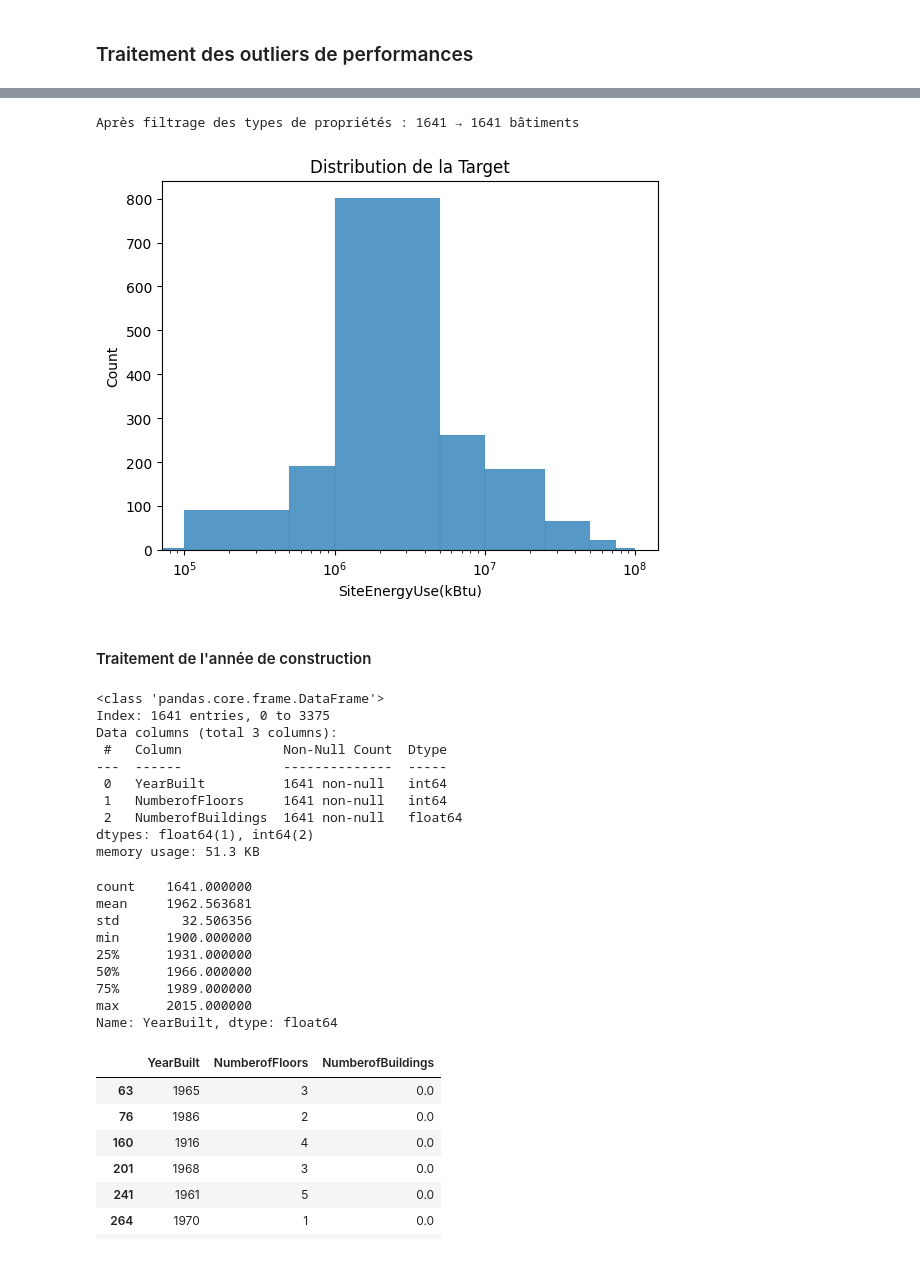
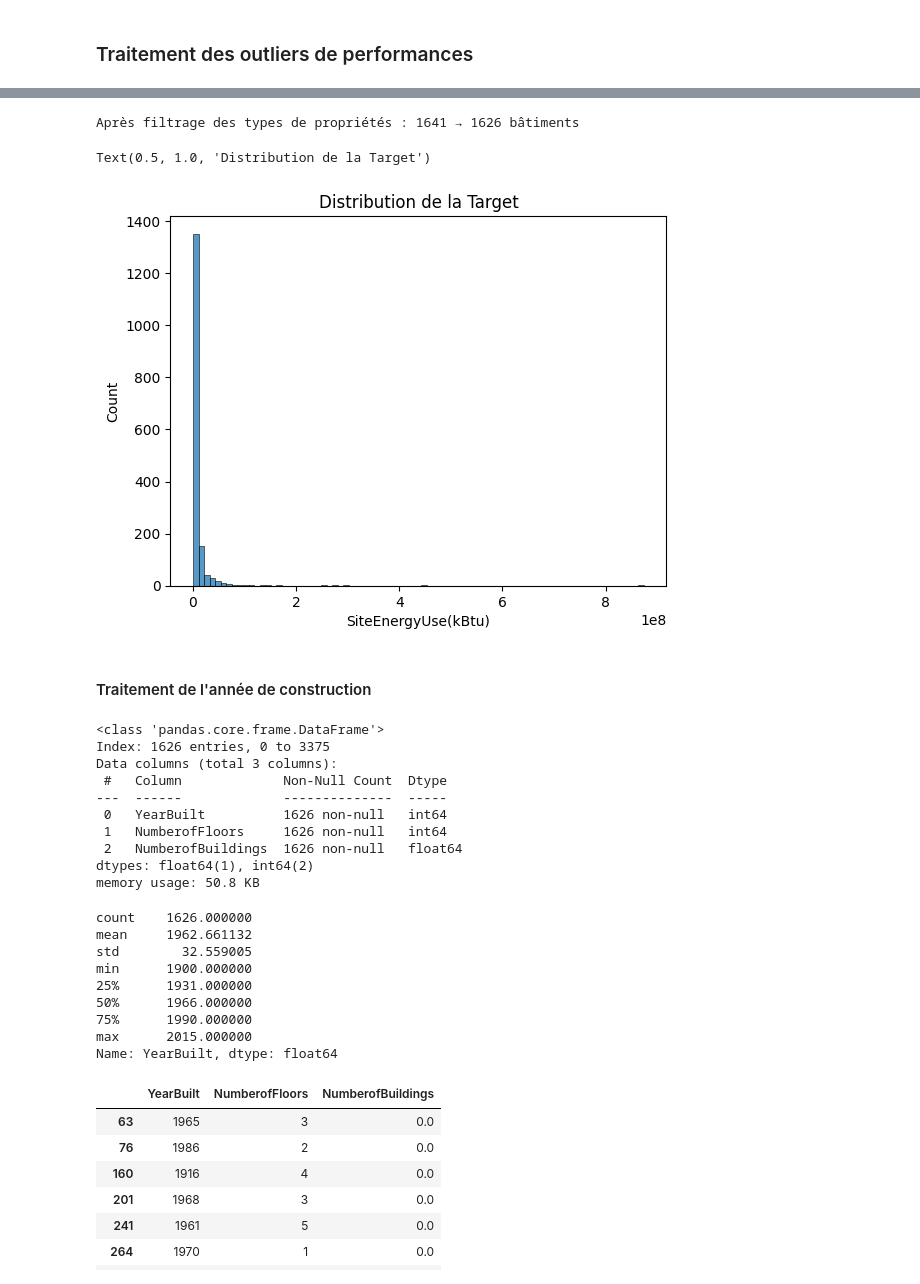
Before and after one commit to day811/OCDE-P6, a Jupyter notebook: modelistation_supervisee_EDA.ipynb, the cells around one changed output, grey strips where cells are left out. Saved outputs shown, nothing was run; the diff lists cells and outputs as text; code cells hidden in the pictures.

Commit message:
amélioration des modèles et filtrage

```diff
--- a/modelistation_supervisee_EDA.ipynb
+++ b/modelistation_supervisee_EDA.ipynb
@@ -366,7 +366,7 @@ dtypes: float64(3), int64(3)
 memory usage: 89.7 KB
 # %%
 # 'YearBuilt', 'NumberofFloors', 'NumberofBuildings'
-bc_with_target[phy_cols].fillna(0)
+bc_with_target[phy_cols] = bc_with_target[phy_cols].fillna(0)
 bc_with_target['3LargestGFA']= bc_with_target[['LargestPropertyUseTypeGFA', 'SecondLargestPropertyUseTypeGFA', 'ThirdLargestPropertyUseTypeGFA']].sum(axis=1)
 mask = bc_with_target['3LargestGFA']==0
 bc_with_target.loc[mask, '3LargestGFA']= bc_with_target.loc[mask, 'PropertyGFATotal']
@@ -459,6 +459,11 @@ plt.show()
 # %% [markdown]
 ### Traitement des outliers de performances
 # %%
-mask = ((bc_with_target['CalcSEUI(kBtu/sf)'] < 0) | (bc_with_target['CalcSEUI(kBtu/sf)']>400)) & (bc_with_target['YearBuilt']<1960)
-bc_with_target[mask][['CalcSEUI(kBtu/sf)', 'PrimaryPropertyType', 'FirstUseType', 'YearBuilt','Neighborhood', 'PropertyGFATotal','SecondLargestPropertyUseTypeGFA','3LargestGFA','ComplianceStatus']].sort_values('CalcSEUI(kBtu/sf)')
+target = 'SiteEnergyUse(kBtu)'
+#target = 'CalcSEUI(kBtu/sf)'
+target_min = bc_with_target[target].mean()* 0.02
+Q99 = bc_with_target[target].quantile(0.99)
+#mask = ((bc_with_target[target] <= target_min ) | (bc_with_target[target]>=Q99))
+mask = ((bc_with_target[target] <= target_min) )
+bc_with_target[mask][[target, 'PrimaryPropertyType', 'FirstUseType', 'YearBuilt','Neighborhood', 'PropertyGFATotal','SecondLargestPropertyUseTypeGFA','3LargestGFA','ComplianceStatus']].sort_values(target)
 # %% [output]
@@ -469,18 +486,18 @@ bc_with_target[mask][['CalcSEUI(kBtu/sf)', 'PrimaryPropertyType', 'FirstUseType'
 # %%
-do_cleaning = False
+do_cleaning = True
 if do_cleaning :
     bc_without_perf_outliers = bc_with_target[~mask].copy()
 else:
     bc_without_perf_outliers = bc_with_target.copy()
 print(f"Après filtrage des types de propriétés : {len(bc_with_target)} → {len(bc_without_perf_outliers)} bâtiments")
 # %% [output]
-Après filtrage des types de propriétés : 1641 → 1641 bâtiments
+Après filtrage des types de propriétés : 1641 → 1626 bâtiments
 # %%
-sns.histplot(bc_without_perf_outliers['SiteEnergyUse(kBtu)'], bins=[0,100000,500000,1000000,5000000,10000000,25000000,50000000,75000000,100000000])
+sns.histplot(bc_without_perf_outliers[target])
 plt.title('Distribution de la Target')
-plt.xscale('log')
 # %% [output]
+Text(0.5, 1.0, 'Distribution de la Target')
-[figure, old version]
+[figure, new version]
 # %% [markdown]
 #### Traitement de l'année de construction
 # %%
@@ -489,25 +506,25 @@ phy_cols = ['YearBuilt', 'NumberofFloors', 'NumberofBuildings']
 bc_without_perf_outliers[phy_cols].info()
 # %% [output]
 <class 'pandas.core.frame.DataFrame'>
-Index: 1641 entries, 0 to 3375
+Index: 1626 entries, 0 to 3375
 Data columns (total 3 columns):
  #   Column             Non-Null Count  Dtype
 ---  ------             --------------  -----
- 0   YearBuilt          1641 non-null   int64
- 1   NumberofFloors     1641 non-null   int64
- 2   NumberofBuildings  1641 non-null   float64
+ 0   YearBuilt          1626 non-null   int64
+ 1   NumberofFloors     1626 non-null   int64
+ 2   NumberofBuildings  1626 non-null   float64
 dtypes: float64(1), int64(2)
-memory usage: 51.3 KB
+memory usage: 50.8 KB
 # %%
 bc_without_perf_outliers['YearBuilt'].describe()
 # %% [output]
-count    1641.000000
-mean     1962.563681
-std        32.506356
+count    1626.000000
+mean     1962.661132
+std        32.559005
 min      1900.000000
 25%      1931.000000
 50%      1966.000000
-75%      1989.000000
+75%      1990.000000
 max      2015.000000
 Name: YearBuilt, dtype: float64
 # %%
```
Also changed, not shown: parts of 6 cells of this notebook, 2 other files.
